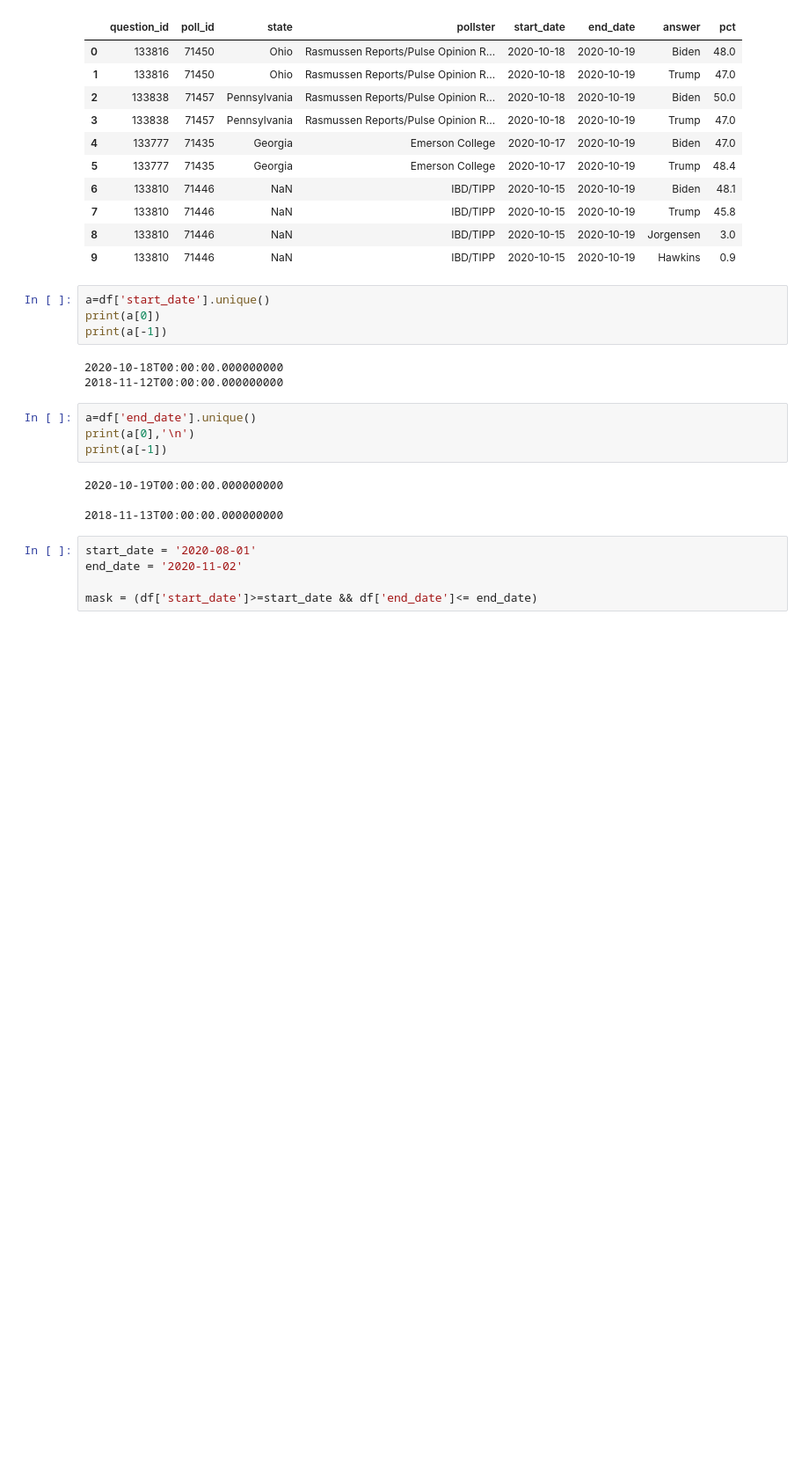
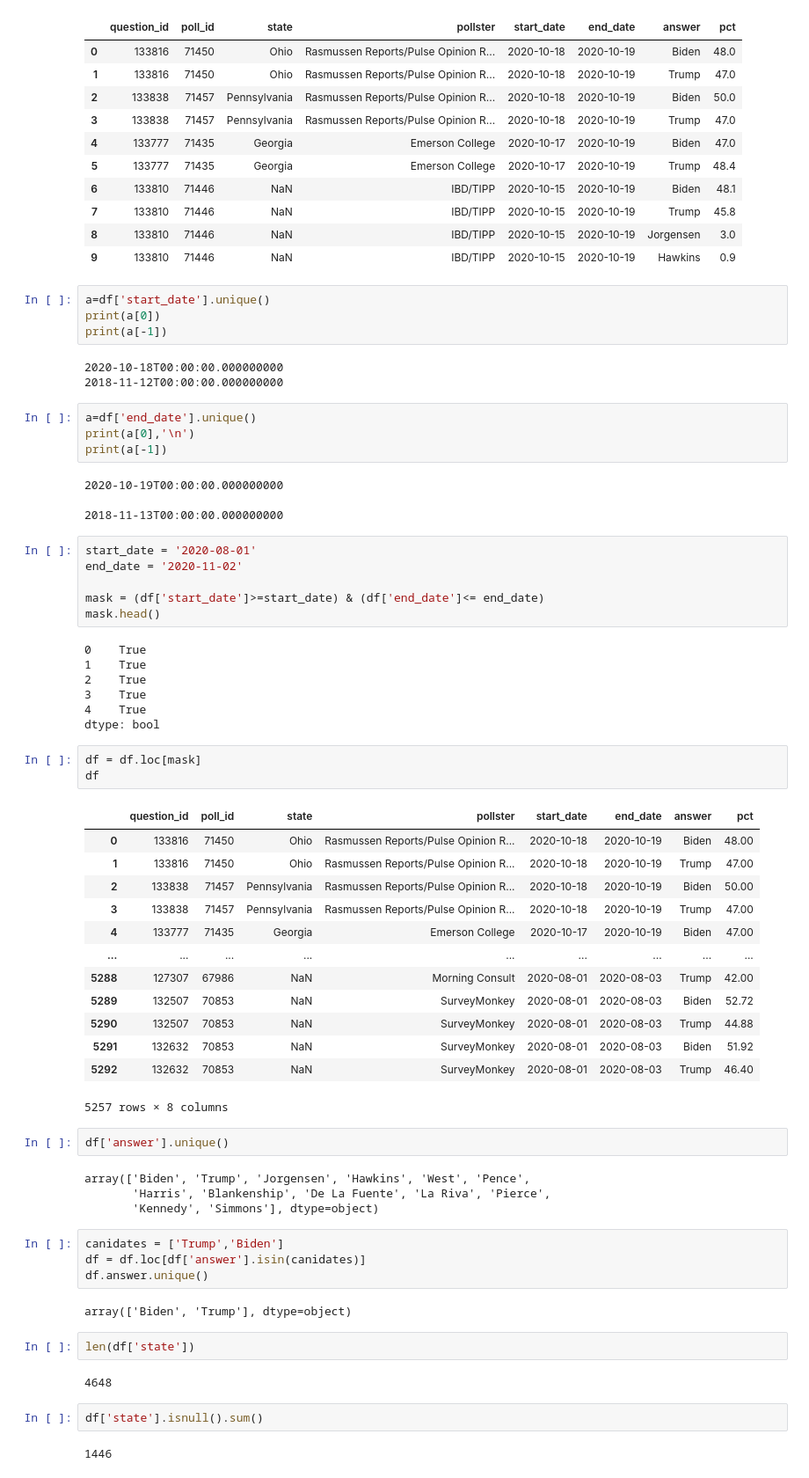
Before and after one commit to espSiyam/Data-Science--Analytics---AI-for-Business---the-Real-World-, a Jupyter notebook: Case Studies/US Presidential Election.ipynb, the cells around one changed output. Shown at 88% size. Saved outputs shown, nothing was run; the diff lists cells and outputs as text; blank space fills up the shorter version.

```diff
--- a/Case Studies/US Presidential Election.ipynb
+++ b/Case Studies/US Presidential Election.ipynb
@@ -175,4 +175,49 @@ print(a[-1])
 start_date = '2020-08-01'
 end_date = '2020-11-02'
 
-mask = (df['start_date']>=start_date && df['end_date']<= end_date)
+mask = (df['start_date']>=start_date) & (df['end_date']<= end_date)
+mask.head()
+# %% [output]
+0    True
+1    True
+2    True
+3    True
+4    True
+dtype: bool
+# %%
+df = df.loc[mask]
+df
+# %% [output]
+|  | question_id | poll_id | state | pollster | start_date | end_date | answer | pct |
+| 0 | 133816 | 71450 | Ohio | Rasmussen Reports/Pulse Opinion R... | 2020-10-18 | 2020-10-19 | Biden | 48.00 |
+| 1 | 133816 | 71450 | Ohio | Rasmussen Reports/Pulse Opinion R... | 2020-10-18 | 2020-10-19 | Trump | 47.00 |
+| 2 | 133838 | 71457 | Pennsylvania | Rasmussen Reports/Pulse Opinion R... | 2020-10-18 | 2020-10-19 | Biden | 50.00 |
+| 3 | 133838 | 71457 | Pennsylvania | Rasmussen Reports/Pulse Opinion R... | 2020-10-18 | 2020-10-19 | Trump | 47.00 |
+| 4 | 133777 | 71435 | Georgia | Emerson College | 2020-10-17 | 2020-10-19 | Biden | 47.00 |
+| ... | ... | ... | ... | ... | ... | ... | ... | ... |
+| 5288 | 127307 | 67986 | NaN | Morning Consult | 2020-08-01 | 2020-08-03 | Trump | 42.00 |
+| 5289 | 132507 | 70853 | NaN | SurveyMonkey | 2020-08-01 | 2020-08-03 | Biden | 52.72 |
+| 5290 | 132507 | 70853 | NaN | SurveyMonkey | 2020-08-01 | 2020-08-03 | Trump | 44.88 |
+| 5291 | 132632 | 70853 | NaN | SurveyMonkey | 2020-08-01 | 2020-08-03 | Biden | 51.92 |
+| 5292 | 132632 | 70853 | NaN | SurveyMonkey | 2020-08-01 | 2020-08-03 | Trump | 46.40 |
+5257 rows × 8 columns
+# %%
+df['answer'].unique()
+# %% [output]
+array(['Biden', 'Trump', 'Jorgensen', 'Hawkins', 'West', 'Pence',
+       'Harris', 'Blankenship', 'De La Fuente', 'La Riva', 'Pierce',
+       'Kennedy', 'Simmons'], dtype=object)
+# %%
+canidates = ['Trump','Biden']
+df = df.loc[df['answer'].isin(canidates)]
+df.answer.unique()
+# %% [output]
+array(['Biden', 'Trump'], dtype=object)
+# %%
+len(df['state'])
+# %% [output]
+4648
+# %%
+df['state'].isnull().sum()
+# %% [output]
+1446
```
Also changed, not shown: parts of 4 cells of this notebook.
